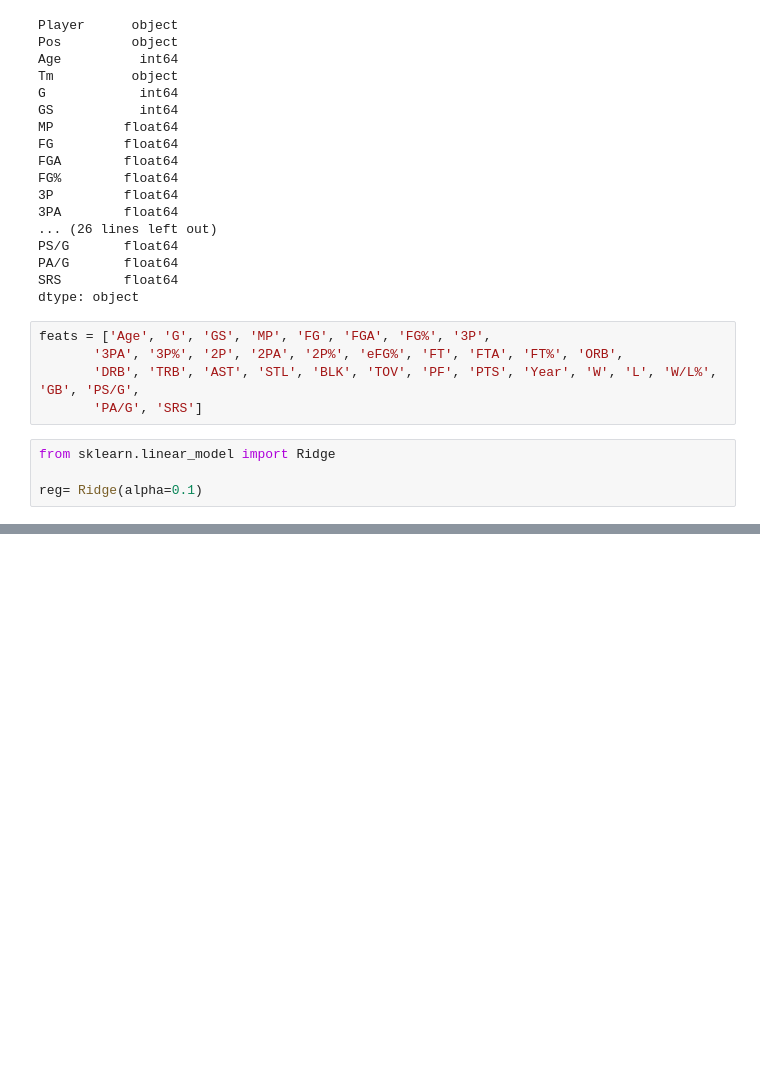
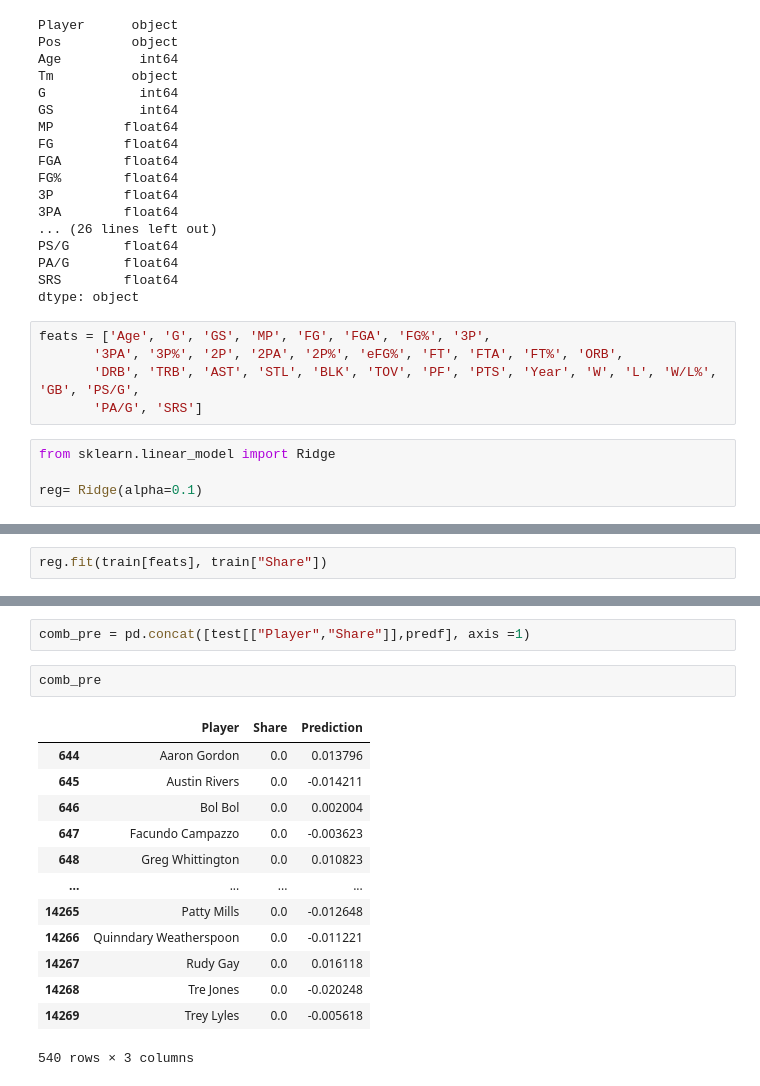
Before and after one commit to Bulspite/NBA_MVP_predicts, a Jupyter notebook: Model.ipynb, the cells around one changed output, grey strips where cells are left out. Cells and saved outputs as stored; diff of their text form; blank space fills up the shorter version.

```diff
--- a/Model.ipynb
+++ b/Model.ipynb
@@ -99,0 +105,2 @@ reg= Ridge(alpha=0.1)
+# %%
+reg.fit(train[feats], train["Share"])
@@ -99,0 +128,18 @@ reg= Ridge(alpha=0.1)
+# %%
+comb_pre = pd.concat([test[["Player","Share"]],predf], axis =1)
+# %%
+comb_pre
+# %% [output]
+|  | Player | Share | Prediction |
+| 644 | Aaron Gordon | 0.0 | 0.013796 |
+| 645 | Austin Rivers | 0.0 | -0.014211 |
+| 646 | Bol Bol | 0.0 | 0.002004 |
+| 647 | Facundo Campazzo | 0.0 | -0.003623 |
+| 648 | Greg Whittington | 0.0 | 0.010823 |
+| ... | ... | ... | ... |
+| 14265 | Patty Mills | 0.0 | -0.012648 |
+| 14266 | Quinndary Weatherspoon | 0.0 | -0.011221 |
+| 14267 | Rudy Gay | 0.0 | 0.016118 |
+| 14268 | Tre Jones | 0.0 | -0.020248 |
+| 14269 | Trey Lyles | 0.0 | -0.005618 |
+540 rows × 3 columns
```
Also changed, not shown: parts of 24 cells of this notebook.
